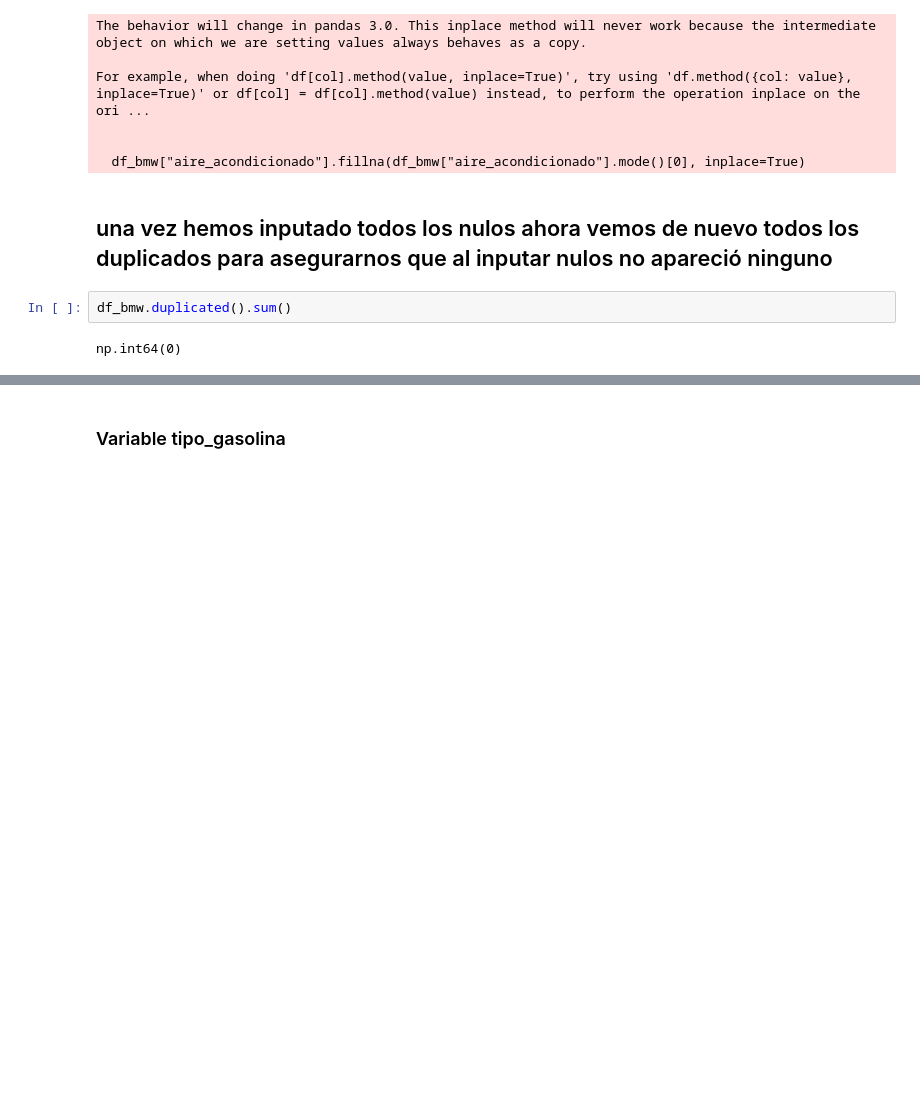
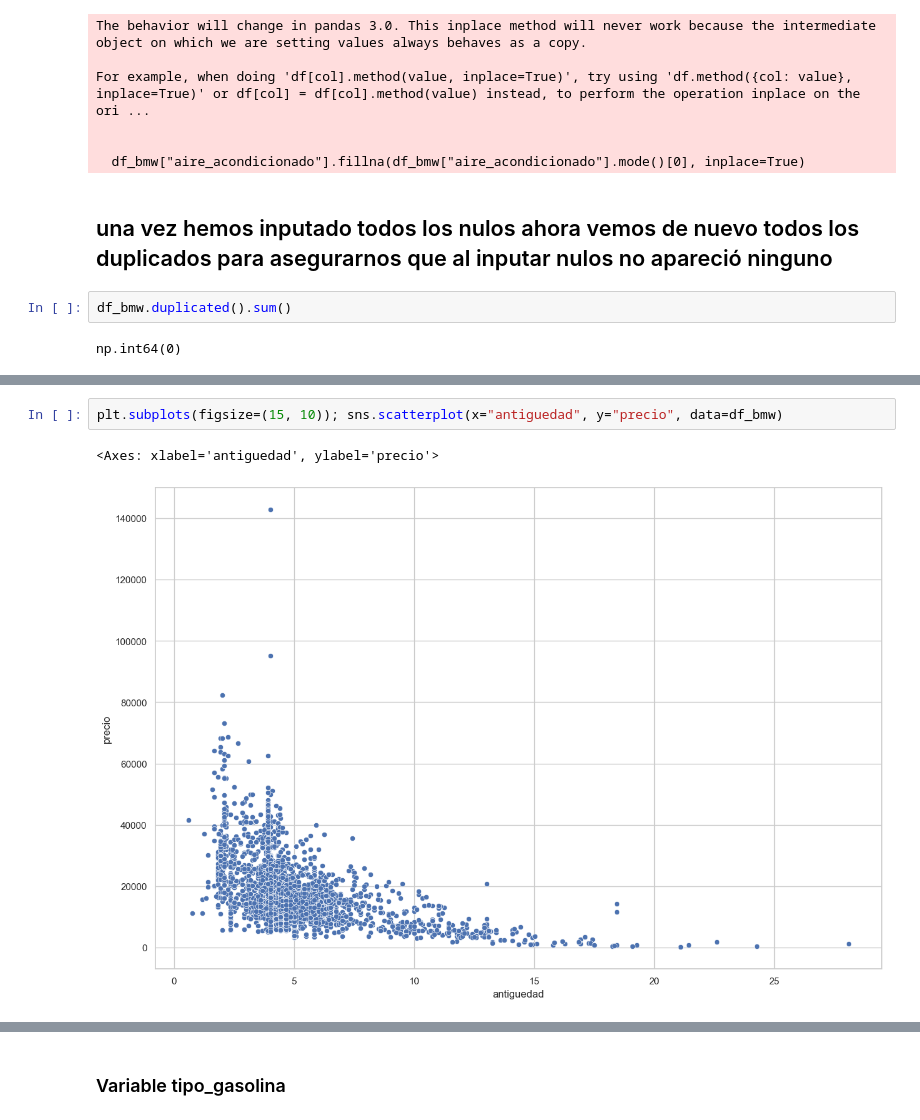
Before and after one commit to Unbiunio/Project-BMW, a Jupyter notebook: df_bmw.ipynb, the cells around one changed output, grey strips where cells are left out. Saved outputs shown, nothing was run; the diff lists cells and outputs as text; blank space fills up the shorter version.

```diff
--- a/df_bmw.ipynb
+++ b/df_bmw.ipynb
@@ -523,0 +509,5 @@ df_bmw5.drop(df_bmw5[df_bmw5['potencia']==0].index, inplace=True)
+# %%
+plt.subplots(figsize=(15, 10)); sns.scatterplot(x="antiguedad", y="precio", data=df_bmw)
+# %% [output]
+<Axes: xlabel='antiguedad', ylabel='precio'>
+[figure, added]
```
Also changed, not shown: parts of 47 cells of this notebook.
